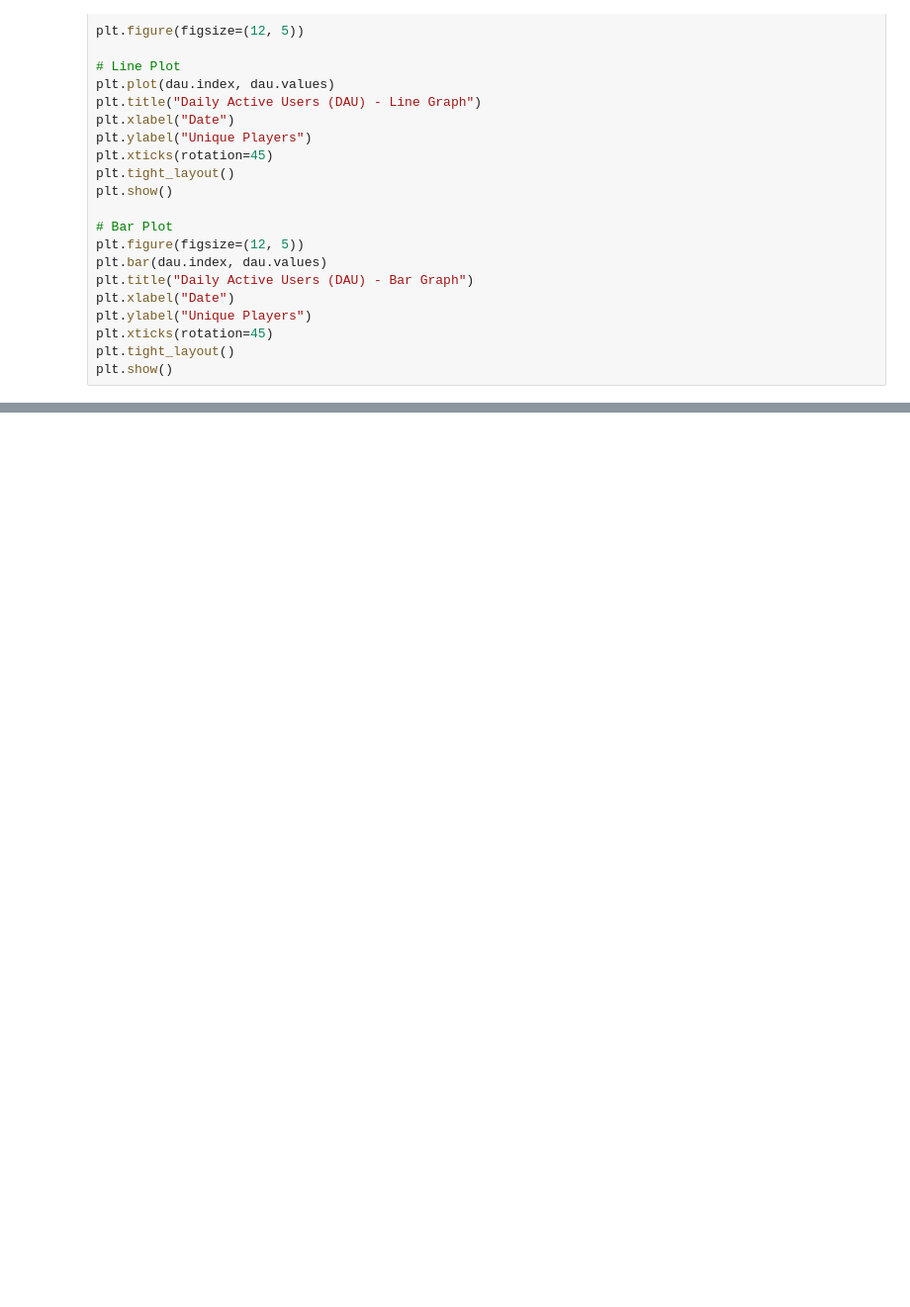
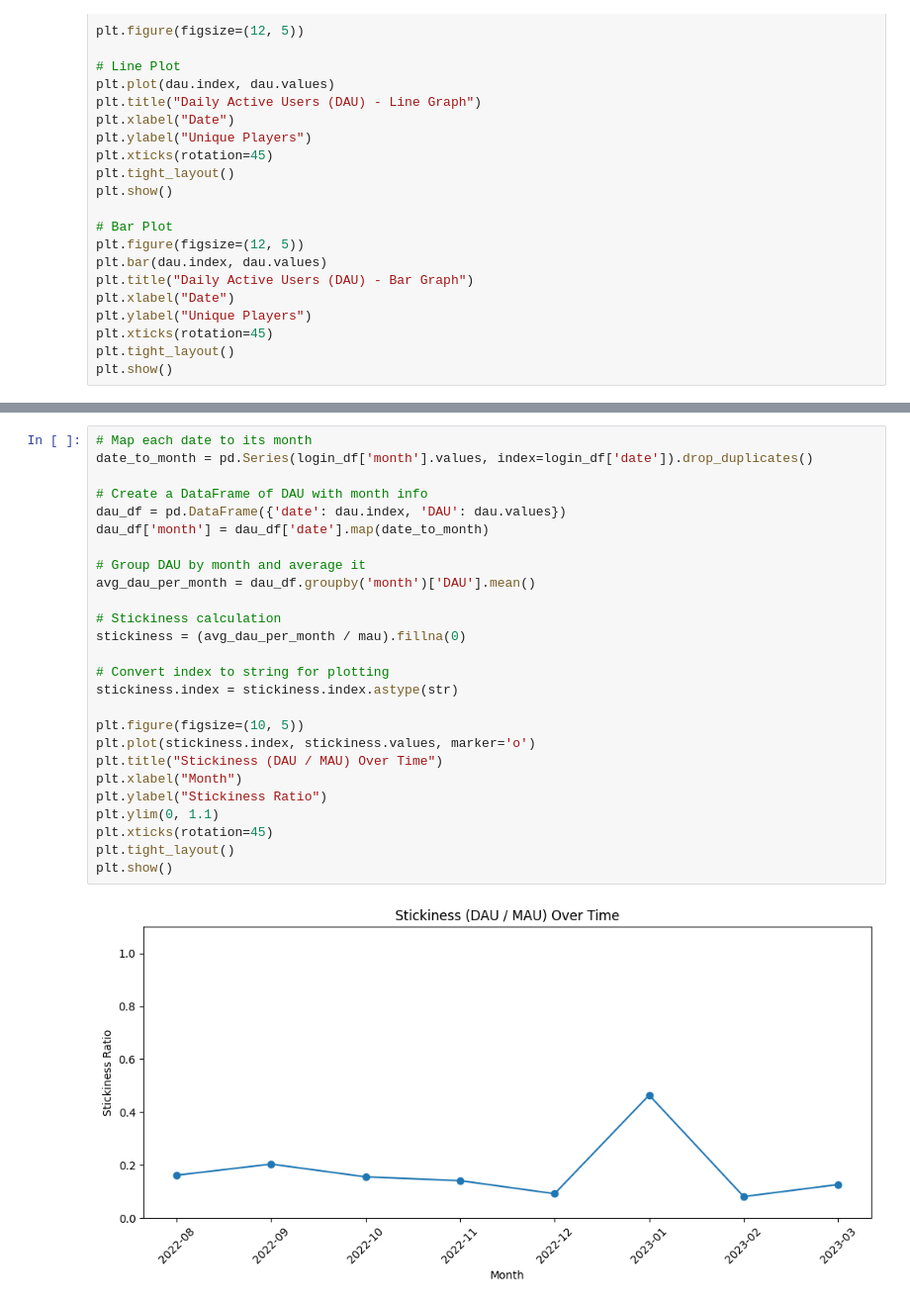
Before and after one commit to itcOnlineGaming/GA_25_P1_Part3_Alan_Rondoleanu, a Jupyter notebook: part3/analysis.ipynb, the cells around one changed output, grey strips where cells are left out. Shown at 99% size. Saved outputs shown, nothing was run; the diff lists cells and outputs as text; blank space fills up the shorter version.

Commit message:
#3.5 Stickiness calculation and reflection

```diff
--- a/part3/analysis.ipynb
+++ b/part3/analysis.ipynb
@@ -73,0 +68,28 @@ plt.show()
+# %%
+# Map each date to its month
+date_to_month = pd.Series(login_df['month'].values, index=login_df['date']).drop_duplicates()
+
+# Create a DataFrame of DAU with month info
+dau_df = pd.DataFrame({'date': dau.index, 'DAU': dau.values})
+dau_df['month'] = dau_df['date'].map(date_to_month)
+
+# Group DAU by month and average it
+avg_dau_per_month = dau_df.groupby('month')['DAU'].mean()
+
+# Stickiness calculation
+stickiness = (avg_dau_per_month / mau).fillna(0)
+
+# Convert index to string for plotting
+stickiness.index = stickiness.index.astype(str)
+
+plt.figure(figsize=(10, 5))
+plt.plot(stickiness.index, stickiness.values, marker='o')
+plt.title("Stickiness (DAU / MAU) Over Time")
+plt.xlabel("Month")
+plt.ylabel("Stickiness Ratio")
+plt.ylim(0, 1.1)
+plt.xticks(rotation=45)
+plt.tight_layout()
+plt.show()
+# %% [output]
+[figure, added]
```
Also changed, not shown: parts of 1 cell of this notebook.
